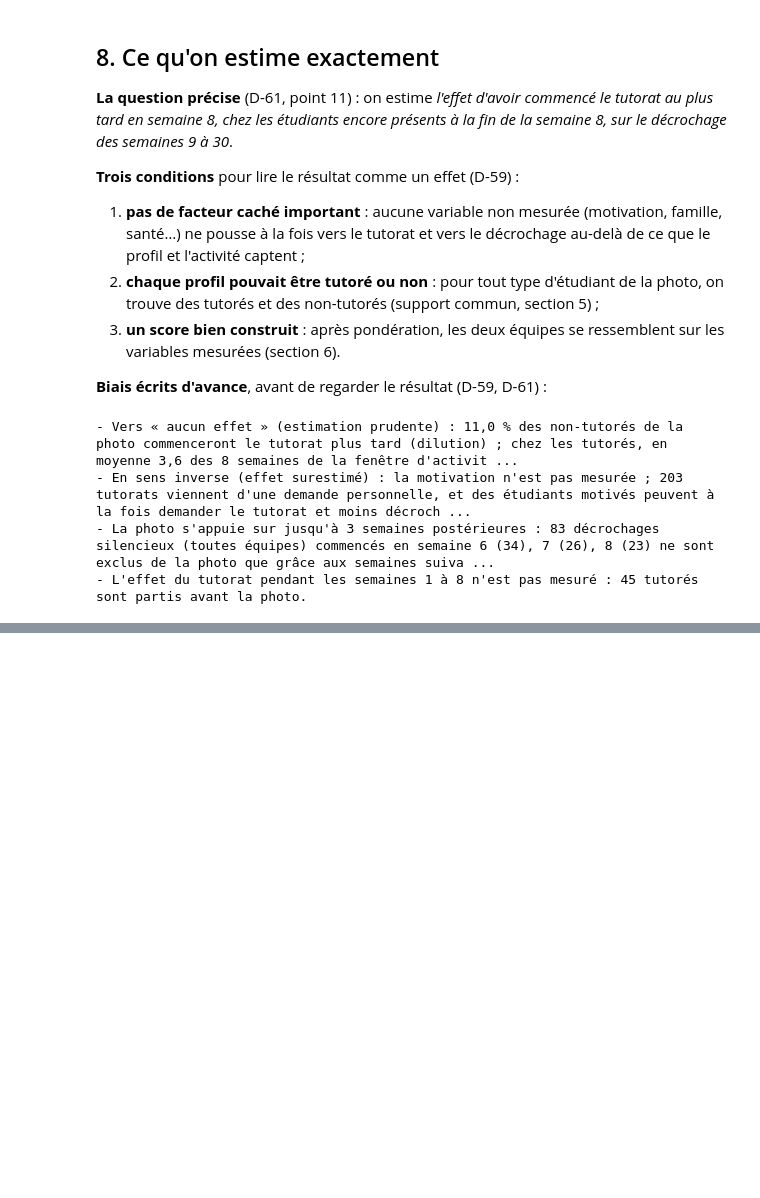
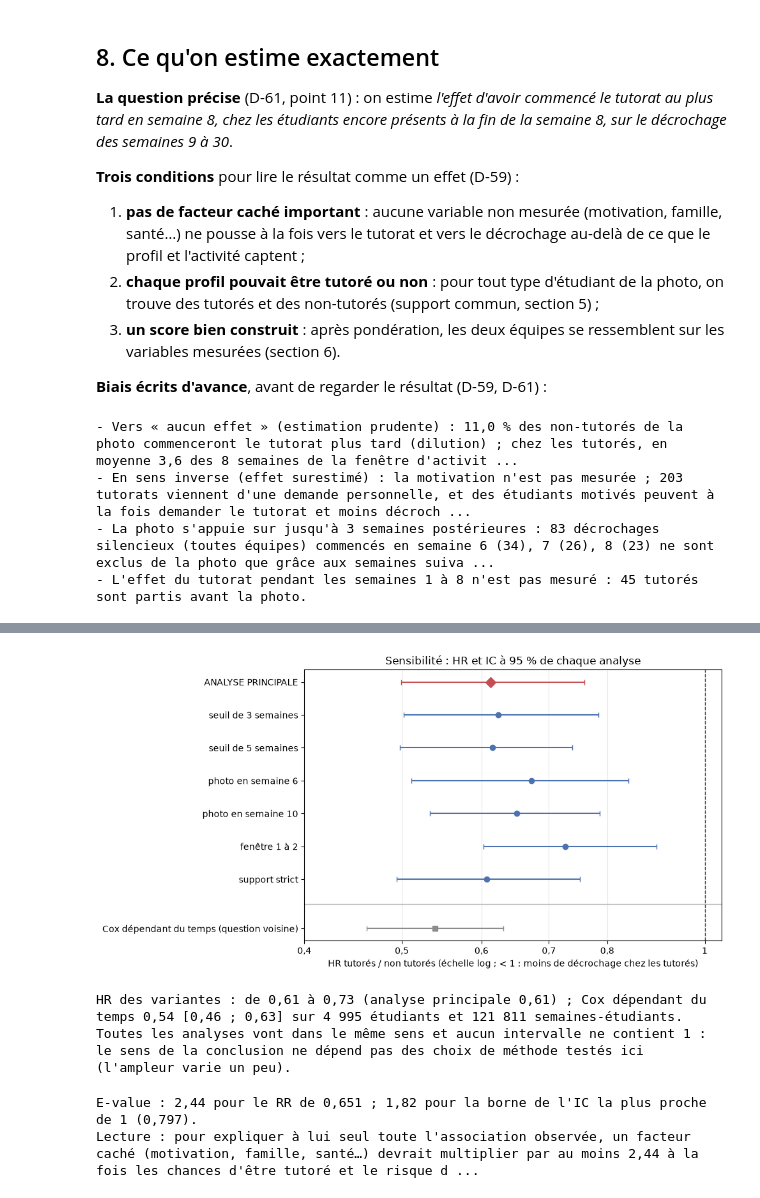
Before and after one commit to saliou489/horizon-decrochage-tutorat, a Jupyter notebook: notebooks/05_causal.ipynb, the cells around one changed output, grey strips where cells are left out. Cells and saved outputs as stored; diff of their text form; code cells hidden in the pictures; blank space fills up the shorter version.

Commit message:
CA-05 : sensibilité, E-value et Cox dépendant du temps (#22)
Co-Authored-By: Claude Opus 5.5 <noreply@anthropic.com>

```diff
--- a/notebooks/05_causal.ipynb
+++ b/notebooks/05_causal.ipynb
@@ -554,0 +699,55 @@ L'effet du tutorat sur le décrochage (CA-04) est calculé à partir de cette co
+# %%
+ordre = sensibilite.iloc[::-1].reset_index(drop=True)
+figure, axe = plt.subplots(figsize=(10, 5.2))
+positions = np.arange(len(ordre)) + 1.5
+for position, (_, ligne) in zip(positions, ordre.iterrows()):
+    principale = ligne["analyse"] == "analyse principale"
+    couleur = "#C44E52" if principale else "#4C72B0"
+    axe.errorbar(ligne["hr"], position, xerr=[[ligne["hr"] - ligne["hr_ic_bas"]], [ligne["hr_ic_haut"] - ligne["hr"]]],
+                 fmt="D" if principale else "o", color=couleur, ecolor=couleur, capsize=3,
+                 markersize=8 if principale else 6)
+axe.errorbar(cox_temps["hr"], 0, xerr=[[cox_temps["hr"] - cox_temps["ic_bas"]], [cox_temps["ic_haut"] - cox_temps["hr"]]],
+             fmt="s", color="#8C8C8C", ecolor="#8C8C8C", capsize=3)
+axe.axhline(0.75, color="#BBBBBB", linewidth=1)
+etiquettes = ["Cox dépendant du temps (question voisine)"] + [
+    a if a != "analyse principale" else "ANALYSE PRINCIPALE" for a in ordre["analyse"]]
+axe.set_yticks([0] + list(positions))
+axe.set_yticklabels(etiquettes, fontsize=10)
+axe.axvline(1, color="#333333", linestyle="--", linewidth=1)
+axe.set_xscale("log")
+axe.set_xticks([0.4, 0.5, 0.6, 0.7, 0.8, 1.0])
+axe.set_xticklabels(["0,4", "0,5", "0,6", "0,7", "0,8", "1"])
+axe.minorticks_off()
+axe.set_xlabel("HR tutorés / non tutorés (échelle log ; < 1 : moins de décrochage chez les tutorés)")
+axe.set_title("Sensibilité : HR et IC à 95 % de chaque analyse")
+axe.grid(axis="x", alpha=0.3)
+enregistrer(figure, "05_sensibilite.png")
+
+variantes_seules = sensibilite[sensibilite["analyse"] != "analyse principale"]
+toutes_sous_1 = (sensibilite["hr_ic_haut"] < 1).all() and cox_temps["ic_haut"] < 1
+print(f"HR des variantes : de {nombre(variantes_seules['hr'].min(), 2)} à {nombre(variantes_seules['hr'].max(), 2)} "
+      f"(analyse principale {nombre(sensibilite.iloc[0]['hr'], 2)}) ; Cox dépendant du temps "
+      f"{nombre(cox_temps['hr'], 2)} [{nombre(cox_temps['ic_bas'], 2)} ; {nombre(cox_temps['ic_haut'], 2)}] sur "
+      f"{entier(cox_temps['etudiants'])} étudiants et {entier(cox_temps['semaines_etudiants'])} semaines-étudiants.")
+print("Toutes les analyses vont dans le même sens et aucun intervalle ne contient 1 : le sens de la conclusion ne dépend "
+      "pas des choix de méthode testés ici (l'ampleur varie un peu)." if toutes_sous_1 else
+      "Au moins une analyse a un intervalle qui contient 1 : la conclusion dépend en partie des choix de méthode.")
+# %% [output]
+[figure, added]
+HR des variantes : de 0,61 à 0,73 (analyse principale 0,61) ; Cox dépendant du temps 0,54 [0,46 ; 0,63] sur 4 995 étudiants et 121 811 semaines-étudiants.
+Toutes les analyses vont dans le même sens et aucun intervalle ne contient 1 : le sens de la conclusion ne dépend pas des choix de méthode testés ici (l'ampleur varie un peu).
+# %%
+rr = effet.loc["rapport_risques"]
+valeur_e, borne_e = effet.loc["e_value", "estimation"], effet.loc["e_value_borne_ic", "estimation"]
+hr_emploi = lire_resultat("ml_hr_cox_2024.csv").set_index("variable").loc["emploi_parallele=Oui", "HR"]
+print(f"E-value : {nombre(valeur_e, 2)} pour le RR de {nombre(rr['estimation'], 3)} ; {nombre(borne_e, 2)} pour la borne de "
+      f"l'IC la plus proche de 1 ({nombre(rr['ic_haut'], 3)}).")
+print(f"Lecture : pour expliquer à lui seul toute l'association observée, un facteur caché (motivation, famille, santé…) "
+      f"devrait multiplier par au moins {nombre(valeur_e, 2)} à la fois les chances d'être tutoré et le risque de "
+      f"décrocher, au-delà de tout ce que le score prend déjà en compte ; pour rendre l'effet compatible avec « aucun "
+      f"effet », il suffirait d'un facteur de {nombre(borne_e, 2)}. À titre de repère, l'emploi en parallèle, la "
+      f"variable la plus fortement associée au décrochage dans le Cox de 2024 (notebook 04), a un HR de "
+      f"{nombre(hr_emploi, 2)}.")
+# %% [output]
+E-value : 2,44 pour le RR de 0,651 ; 1,82 pour la borne de l'IC la plus proche de 1 (0,797).
+Lecture : pour expliquer à lui seul toute l'association observée, un facteur caché (motivation, famille, santé…) devrait multiplier par au moins 2,44 à la fois les chances d'être tutoré et le risque d ...
```
Also changed, not shown: parts of 13 cells of this notebook, 9 other files.
